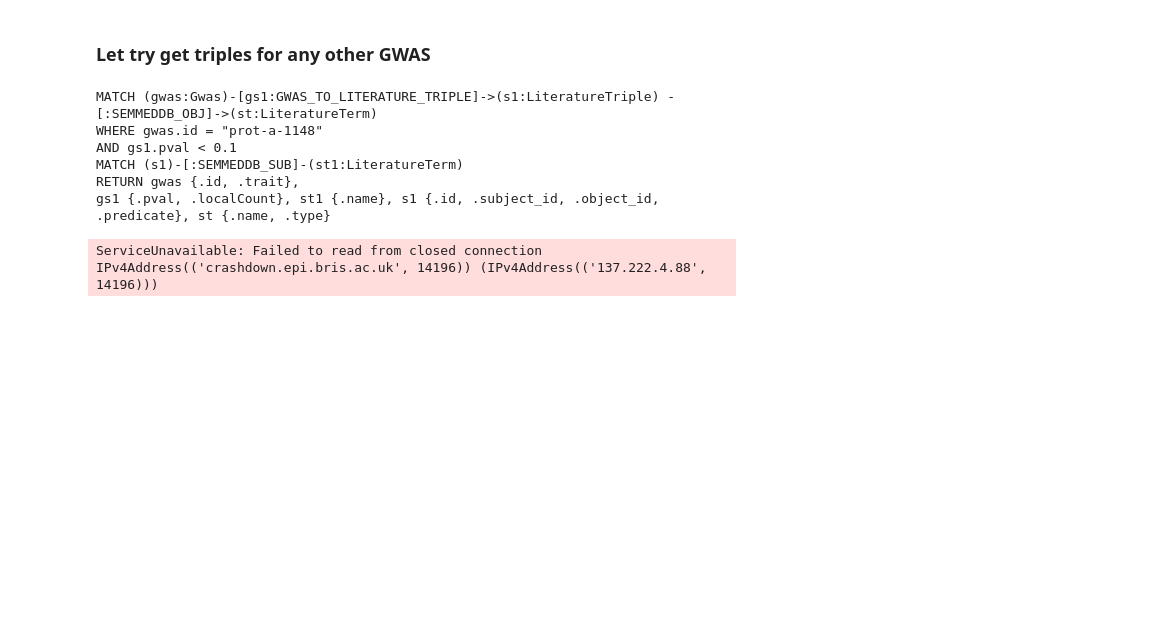
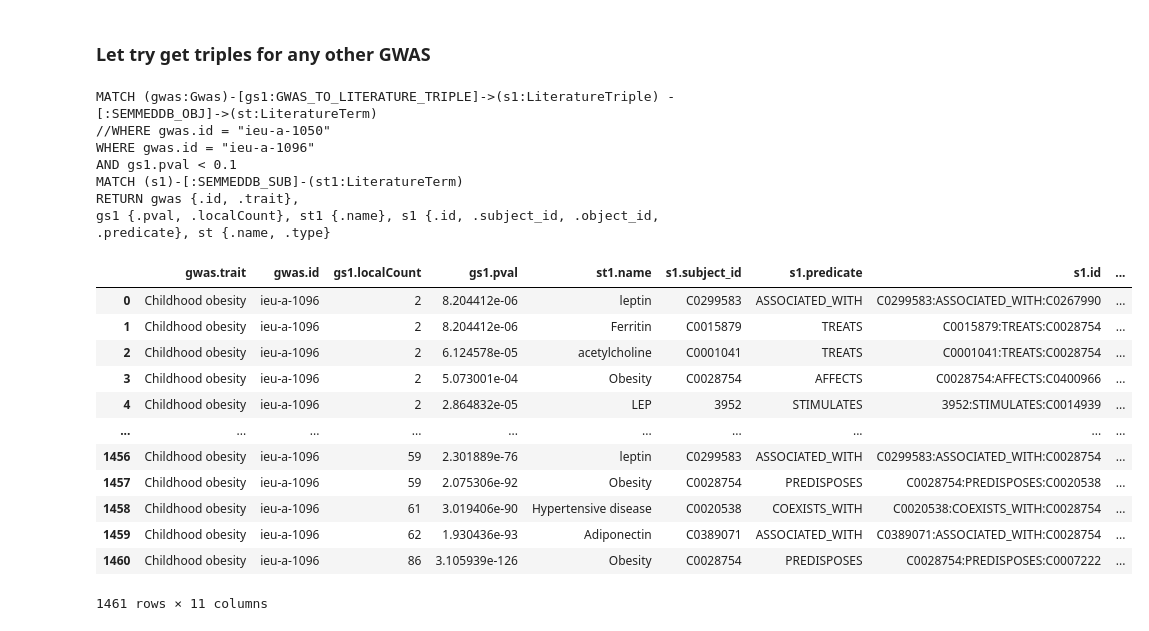
Before and after one commit to mvab/epigraphdb-breast-cancer, a Jupyter notebook: python/4_breast_cancer_map_to_lit.ipynb, the cells around one changed output. Saved outputs shown, nothing was run; the diff lists cells and outputs as text; code cells hidden in the pictures; blank space fills up the shorter version.

```diff
--- a/python/4_breast_cancer_map_to_lit.ipynb
+++ b/python/4_breast_cancer_map_to_lit.ipynb
@@ -629,21 +627,35 @@ test3.to_csv("query_results/lit_bc_to_other_litterms.tsv", sep="\t", index=False
 # %%
 ## ieu-a-1050 - ferritin
 query = """
 MATCH (gwas:Gwas)-[gs1:GWAS_TO_LITERATURE_TRIPLE]->(s1:LiteratureTriple) -[:SEMMEDDB_OBJ]->(st:LiteratureTerm)
-WHERE gwas.id = "prot-a-1148"
+//WHERE gwas.id = "ieu-a-1050"
+WHERE gwas.id = "ieu-a-1096"
 AND gs1.pval < 0.1
 MATCH (s1)-[:SEMMEDDB_SUB]-(st1:LiteratureTerm)
 RETURN gwas {.id, .trait},
 gs1 {.pval, .localCount}, st1 {.name}, s1 {.id, .subject_id, .object_id, .predicate}, st {.name, .type}
 """
 other_gwas = query_to_df(session, query)
 other_gwas
 # %% [output]
 MATCH (gwas:Gwas)-[gs1:GWAS_TO_LITERATURE_TRIPLE]->(s1:LiteratureTriple) -[:SEMMEDDB_OBJ]->(st:LiteratureTerm)
-WHERE gwas.id = "prot-a-1148"
+//WHERE gwas.id = "ieu-a-1050"
+WHERE gwas.id = "ieu-a-1096"
 AND gs1.pval < 0.1
 MATCH (s1)-[:SEMMEDDB_SUB]-(st1:LiteratureTerm)
 RETURN gwas {.id, .trait},
 gs1 {.pval, .localCount}, st1 {.name}, s1 {.id, .subject_id, .object_id, .predicate}, st {.name, .type}
+|  | gwas.trait | gwas.id | gs1.localCount | gs1.pval | st1.name | s1.subject_id | s1.predicate | s1.id | ... |
+| 0 | Childhood obesity | ieu-a-1096 | 2 | 8.204412e-06 | leptin | C0299583 | ASSOCIATED_WITH | C0299583:ASSOCIATED_WITH:C0267990 | ... |
+| 1 | Childhood obesity | ieu-a-1096 | 2 | 8.204412e-06 | Ferritin | C0015879 | TREATS | C0015879:TREATS:C0028754 | ... |
+| 2 | Childhood obesity | ieu-a-1096 | 2 | 6.124578e-05 | acetylcholine | C0001041 | TREATS | C0001041:TREATS:C0028754 | ... |
+| 3 | Childhood obesity | ieu-a-1096 | 2 | 5.073001e-04 | Obesity | C0028754 | AFFECTS | C0028754:AFFECTS:C0400966 | ... |
+| 4 | Childhood obesity | ieu-a-1096 | 2 | 2.864832e-05 | LEP | 3952 | STIMULATES | 3952:STIMULATES:C0014939 | ... |
+| ... | ... | ... | ... | ... | ... | ... | ... | ... | ... |
+| 1456 | Childhood obesity | ieu-a-1096 | 59 | 2.301889e-76 | leptin | C0299583 | ASSOCIATED_WITH | C0299583:ASSOCIATED_WITH:C0028754 | ... |
+| 1457 | Childhood obesity | ieu-a-1096 | 59 | 2.075306e-92 | Obesity | C0028754 | PREDISPOSES | C0028754:PREDISPOSES:C0020538 | ... |
+| 1458 | Childhood obesity | ieu-a-1096 | 61 | 3.019406e-90 | Hypertensive disease | C0020538 | COEXISTS_WITH | C0020538:COEXISTS_WITH:C0028754 | ... |
+| 1459 | Childhood obesity | ieu-a-1096 | 62 | 1.930436e-93 | Adiponectin | C0389071 | ASSOCIATED_WITH | C0389071:ASSOCIATED_WITH:C0028754 | ... |
+| 1460 | Childhood obesity | ieu-a-1096 | 86 | 3.105939e-126 | Obesity | C0028754 | PREDISPOSES | C0028754:PREDISPOSES:C0007222 | ... |
-ServiceUnavailable: Failed to read from closed connection IPv4Address(('crashdown.epi.bris.ac.uk', 14196)) (IPv4Address(('137.222.4.88', 14196)))
+1461 rows × 11 columns
 # %%
```
Also changed, not shown: parts of 5 cells of this notebook.
